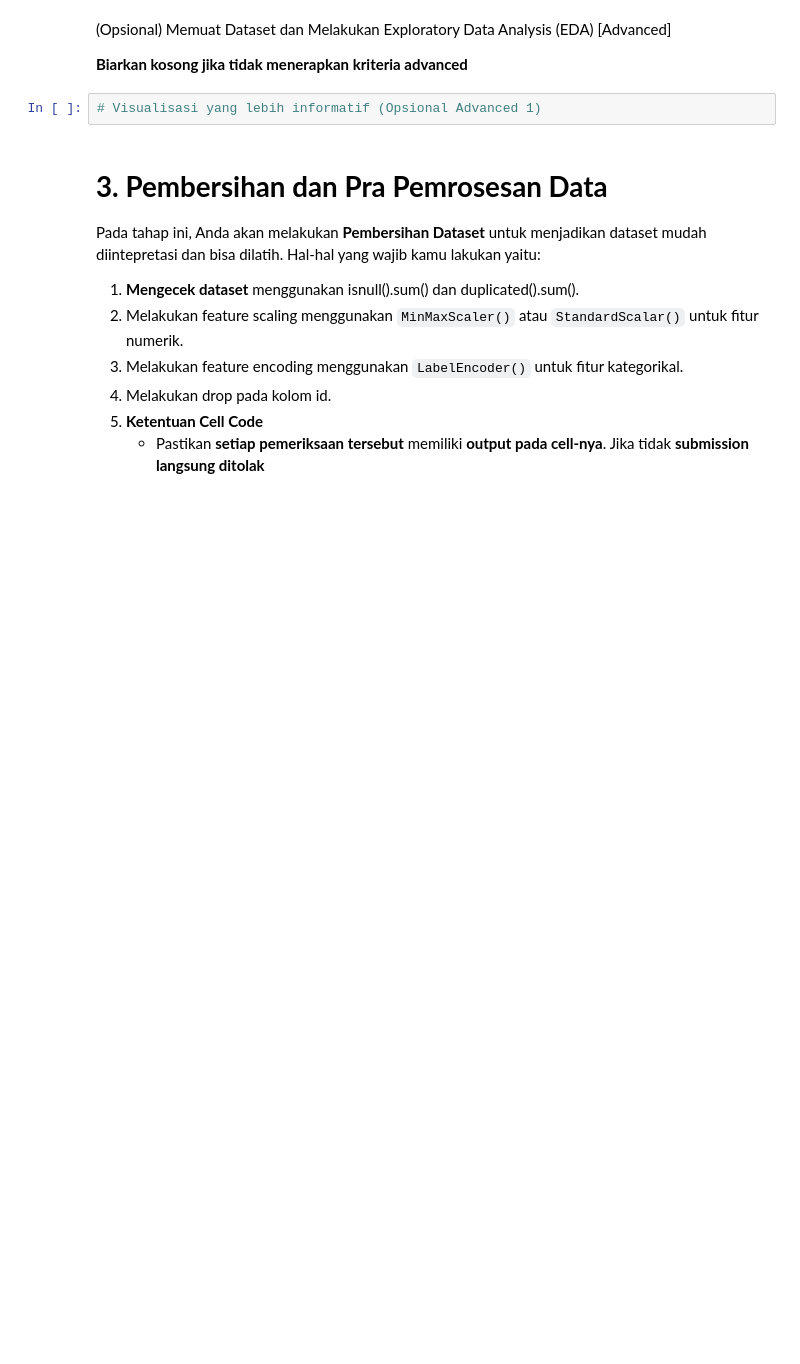
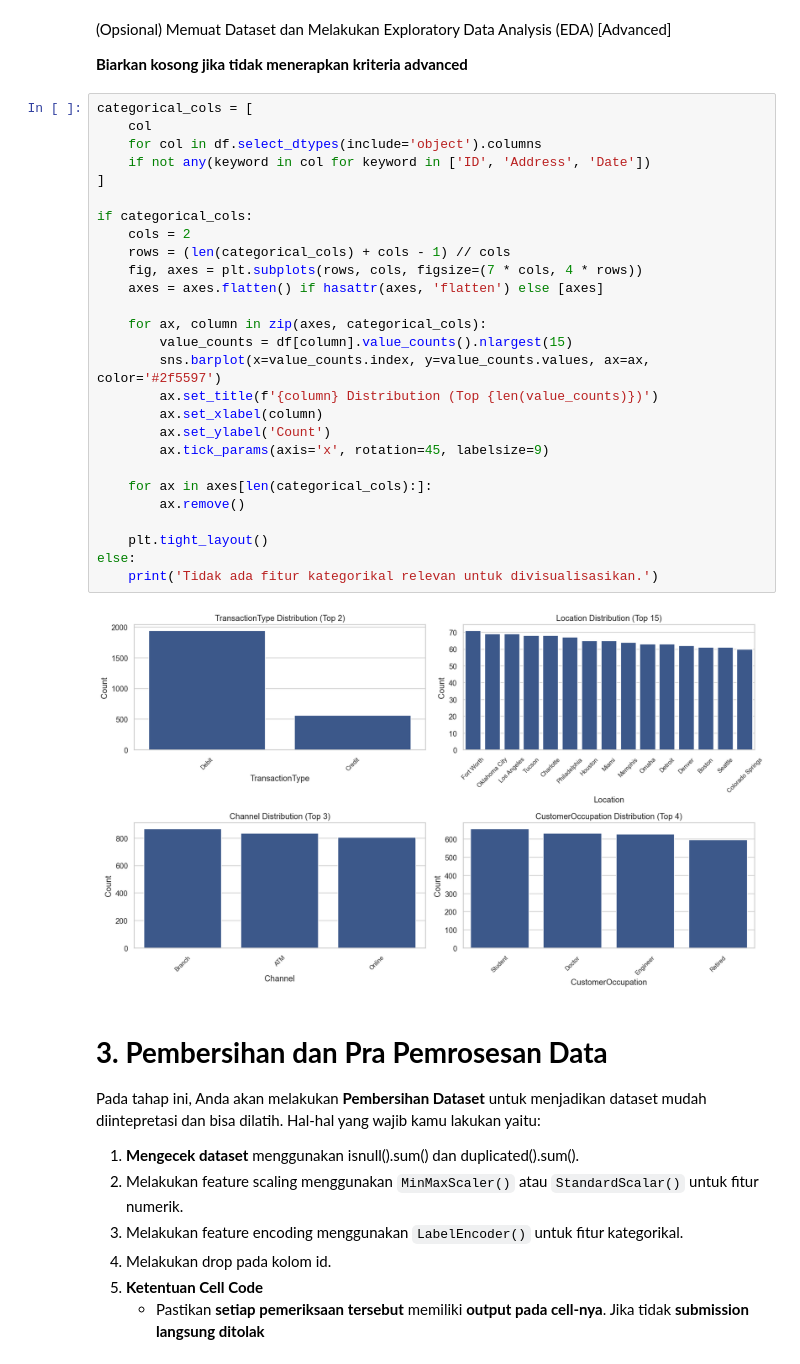
Before and after one commit to triagungj/dicoding-ml-beginner-submission, a Jupyter notebook: Codes/Clustering Submission BMLP Tri Agung Jiwandono.ipynb, the cells around one changed output. Saved outputs shown, nothing was run; the diff lists cells and outputs as text; blank space fills up the shorter version.

```diff
--- a/Codes/Clustering Submission BMLP Tri Agung Jiwandono.ipynb
+++ b/Codes/Clustering Submission BMLP Tri Agung Jiwandono.ipynb
@@ -86,8 +171,35 @@ Kriteria 1 akan diterima ketika Anda menggunakan fungsi yang diminta tanpa menam
 (Opsional) Memuat Dataset dan Melakukan Exploratory Data Analysis (EDA) [Advanced]
 
 **Biarkan kosong jika tidak menerapkan kriteria advanced**
-# %%
-# Visualisasi yang lebih informatif (Opsional Advanced 1)
+# %%
+categorical_cols = [
+    col
+    for col in df.select_dtypes(include='object').columns
+    if not any(keyword in col for keyword in ['ID', 'Address', 'Date'])
+]
+
+if categorical_cols:
+    cols = 2
+    rows = (len(categorical_cols) + cols - 1) // cols
+    fig, axes = plt.subplots(rows, cols, figsize=(7 * cols, 4 * rows))
+    axes = axes.flatten() if hasattr(axes, 'flatten') else [axes]
+
+    for ax, column in zip(axes, categorical_cols):
+        value_counts = df[column].value_counts().nlargest(15)
+        sns.barplot(x=value_counts.index, y=value_counts.values, ax=ax, color='#2f5597')
+        ax.set_title(f'{column} Distribution (Top {len(value_counts)})')
+        ax.set_xlabel(column)
+        ax.set_ylabel('Count')
+        ax.tick_params(axis='x', rotation=45, labelsize=9)
+
+    for ax in axes[len(categorical_cols):]:
+        ax.remove()
+
+    plt.tight_layout()
+else:
+    print('Tidak ada fitur kategorikal relevan untuk divisualisasikan.')
+# %% [output]
+[figure, added]
 # %% [markdown]
 # **3. Pembersihan dan Pra Pemrosesan Data**
 
```
Also changed, not shown: parts of 14 cells of this notebook, 1 other file.
